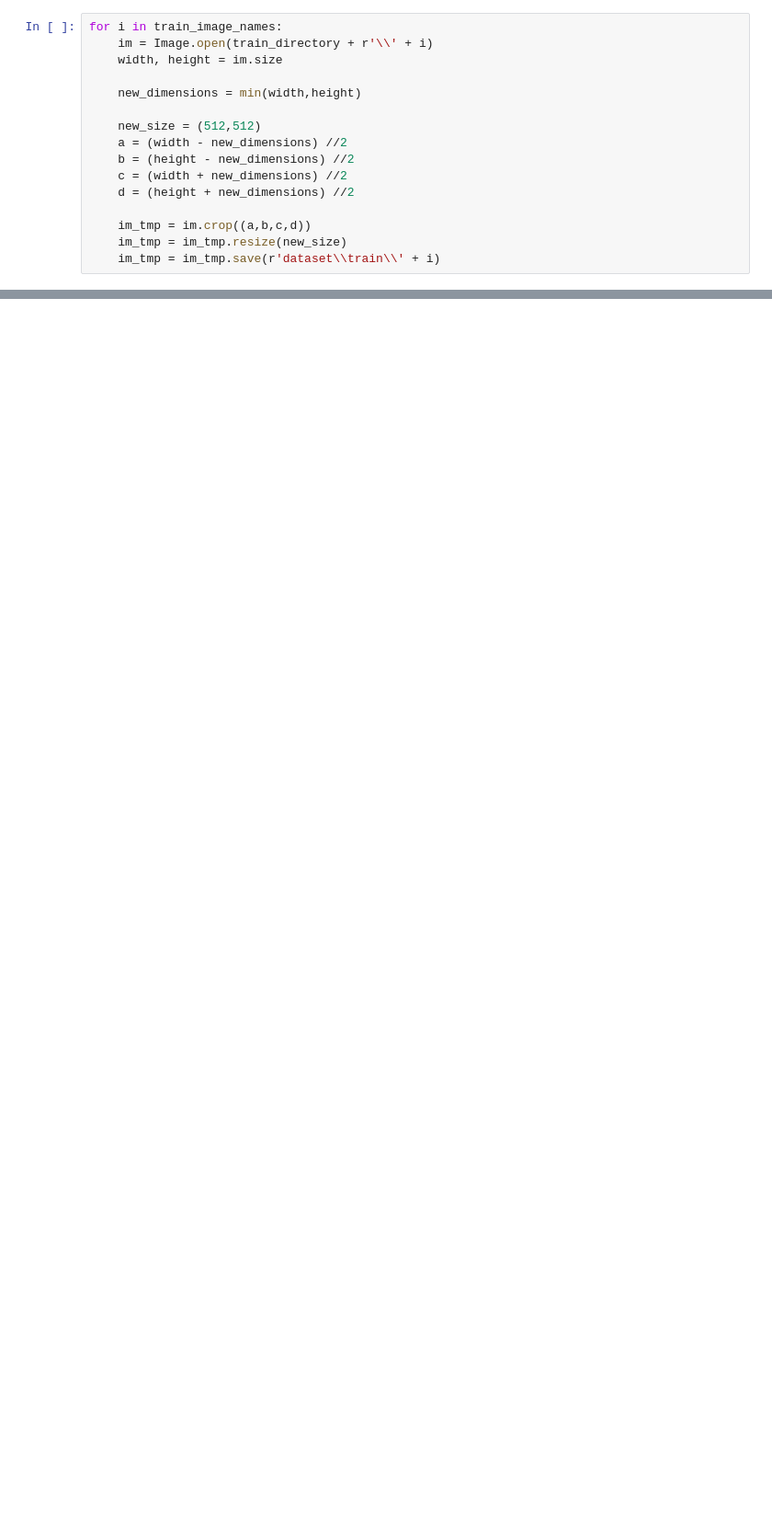
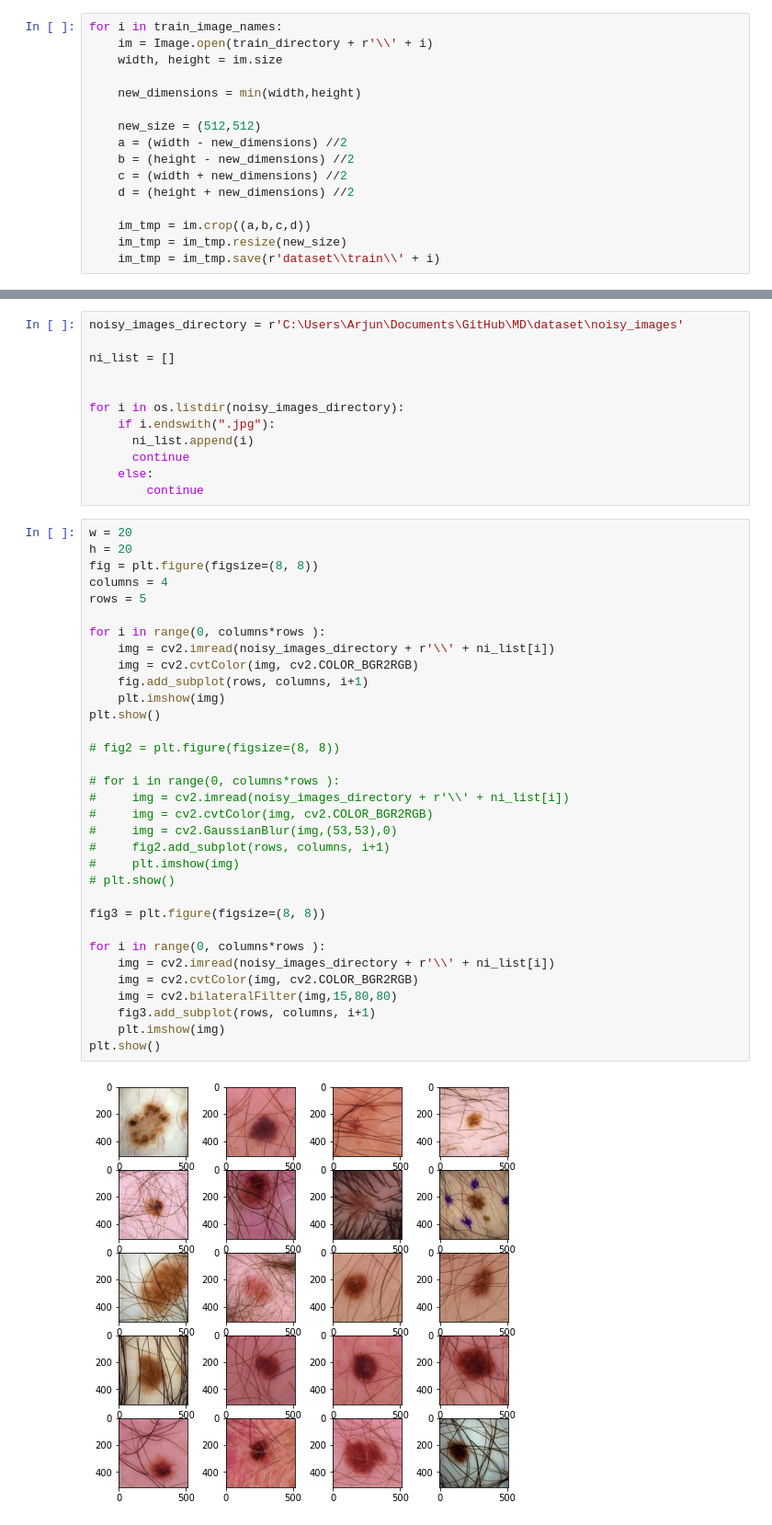
Before and after one commit to arjunb00/MD, a Jupyter notebook: ImagePreProcessing.ipynb, the cells around one changed output, grey strips where cells are left out. Shown at 92% size. Saved outputs shown, nothing was run; the diff lists cells and outputs as text; blank space fills up the shorter version.

```diff
--- a/ImagePreProcessing.ipynb
+++ b/ImagePreProcessing.ipynb
@@ -77,0 +79,47 @@ for i in test_image_names:
+# %%
+noisy_images_directory = r'C:\Users\Arjun\Documents\GitHub\MD\dataset\noisy_images'
+
+ni_list = []
+
+
+for i in os.listdir(noisy_images_directory):
+    if i.endswith(".jpg"):
+      ni_list.append(i)
+      continue
+    else:
+        continue
+# %%
+w = 20
+h = 20
+fig = plt.figure(figsize=(8, 8))
+columns = 4
+rows = 5
+
+for i in range(0, columns*rows ):
+    img = cv2.imread(noisy_images_directory + r'\\' + ni_list[i])
+    img = cv2.cvtColor(img, cv2.COLOR_BGR2RGB)
+    fig.add_subplot(rows, columns, i+1)
+    plt.imshow(img)
+plt.show()
+
+# fig2 = plt.figure(figsize=(8, 8))
+
+# for i in range(0, columns*rows ):
+#     img = cv2.imread(noisy_images_directory + r'\\' + ni_list[i])
+#     img = cv2.cvtColor(img, cv2.COLOR_BGR2RGB)
+#     img = cv2.GaussianBlur(img,(53,53),0)
+#     fig2.add_subplot(rows, columns, i+1)
+#     plt.imshow(img)
+# plt.show()
+
+fig3 = plt.figure(figsize=(8, 8))
+
+for i in range(0, columns*rows ):
+    img = cv2.imread(noisy_images_directory + r'\\' + ni_list[i])
+    img = cv2.cvtColor(img, cv2.COLOR_BGR2RGB)
+    img = cv2.bilateralFilter(img,15,80,80)
+    fig3.add_subplot(rows, columns, i+1)
+    plt.imshow(img)
+plt.show()
+# %% [output]
+[figure, added]
```
Also changed, not shown: parts of 6 cells of this notebook, 10 other files.
